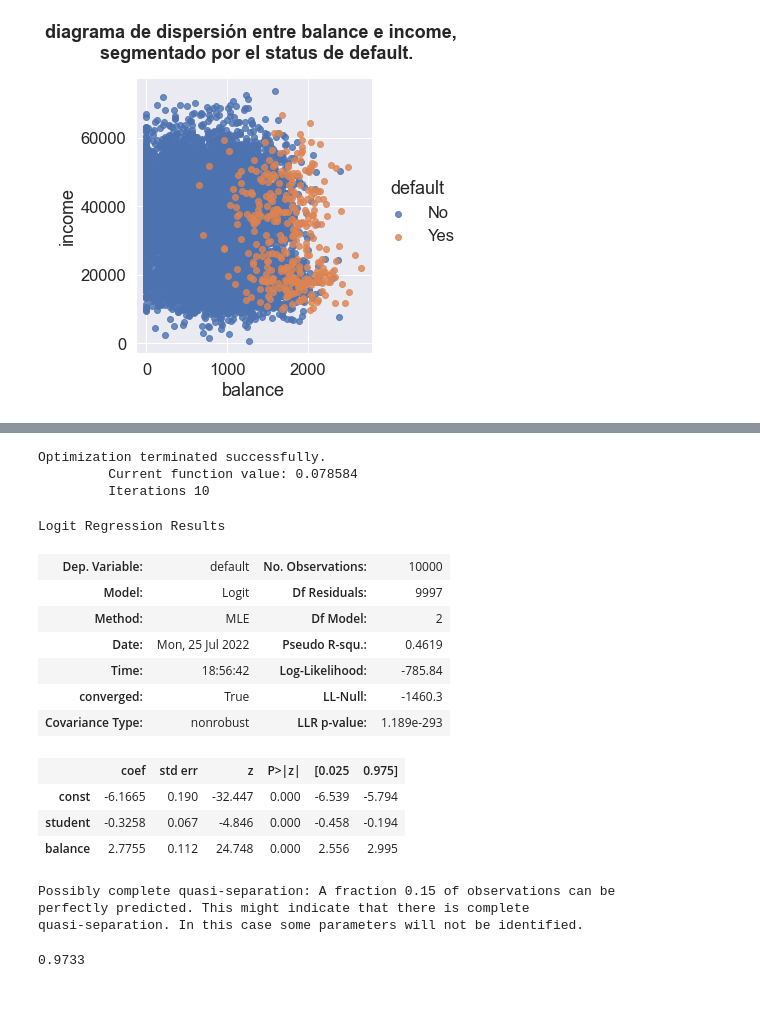
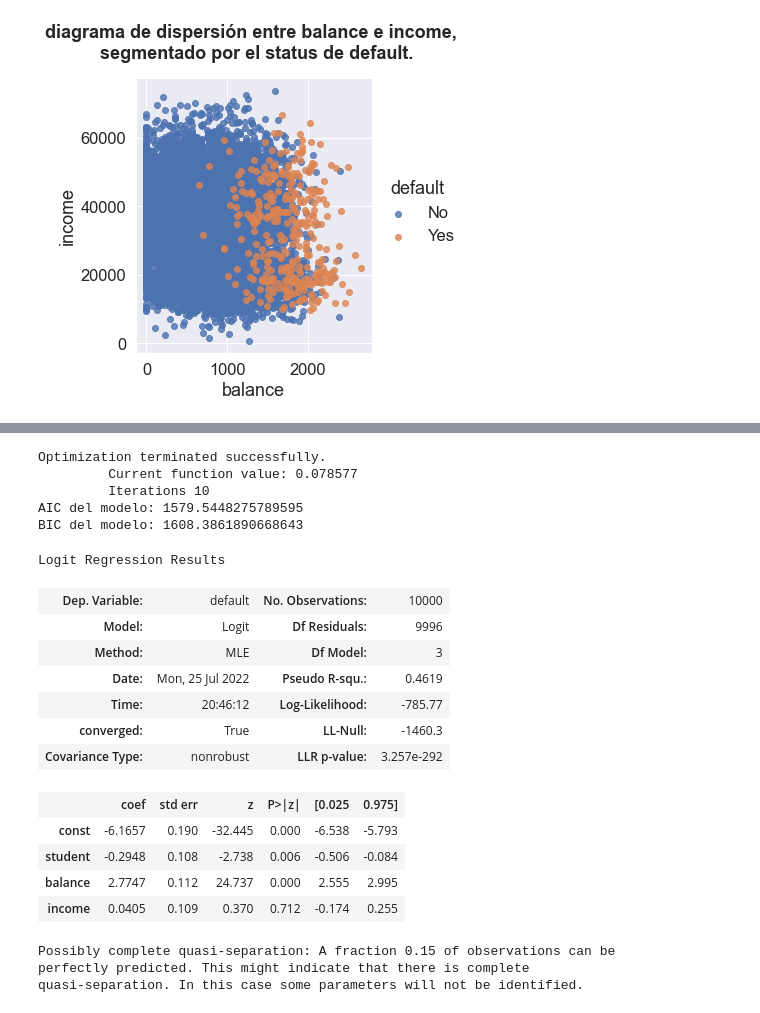
Before and after one commit to tomaspemora/desafio-latam-tareas-BA-TP, a Jupyter notebook: fundamentos_data_science/Desafio_Evaluado_6/desafio_ev.ipynb, the cells around one changed output, grey strips where cells are left out. Saved outputs shown, nothing was run; the diff lists cells and outputs as text; code cells hidden in the pictures.

```diff
--- a/fundamentos_data_science/Desafio_Evaluado_6/desafio_ev.ipynb
+++ b/fundamentos_data_science/Desafio_Evaluado_6/desafio_ev.ipynb
@@ -100,52 +122,49 @@ memory usage: 390.6+ KB
 # %%
-from sklearn.preprocessing import OneHotEncoder, OrdinalEncoder
-from feature_engine.wrappers import SklearnTransformerWrapper
-target = ['default']
-predictors = ['student', 'balance', 'income']
-drop_columns = ['income']
-categorical = ['student','default']
-categorical_wo_target = [elt for elt in categorical if elt not in target]
-predictors = [elt for elt in predictors if elt not in drop_columns]
+target = ['default'] # target variable
+predictors = ['student', 'balance', 'income'] # predictores iniciales
+drop_columns = [] # columnas a eliminar
+categorical = ['student','default'] # variables que son de tipo categóricas
 
-df_dc = df.drop(columns = drop_columns)
+categorical_wo_target = [elt for elt in categorical if elt not in target] # variables que son de tipo categóricas sin target
+predictors = [elt for elt in predictors if elt not in drop_columns] # variables que son predictoras sin las columnas que se eliminan
 
+df_dc = df.drop(columns = drop_columns) # eliminación de columnas que no se usarán del dataframe
 
-ohe = SklearnTransformerWrapper(OrdinalEncoder(), variables=categorical)
-sc = SklearnTransformerWrapper(StandardScaler(), variables=predictors)
+ohe = SklearnTransformerWrapper(OrdinalEncoder(), variables=categorical)   # Definición del Encoder
+sc = SklearnTransformerWrapper(StandardScaler(), variables=predictors)    # Definición del Scaler
 
-df_ohe = ohe.fit_transform(df_dc)
+df_ohe = ohe.fit_transform(df_dc)            # Encodear el dataframe
 
-x = df_ohe.drop(columns=target)
-y = df_ohe[target[0]]
+x = df_ohe.drop(columns=target)         # Eliminar la columna target
+y = df_ohe[target[0]]                    # Seleccionar la columna target
 
+x_sc = sc.fit_transform(x)             # Escalar el dataframe
+X = sma.add_constant(x_sc)          # Agregar intercepto a los datos
 
-x_sc = sc.fit_transform(x)
-X = sma.add_constant(x_sc)
+model = sma.Logit(y, X).fit()      # Ajustar el modelo
 
-model = sma.Logit(y, X).fit()
+print(f'AIC del modelo: {model.aic}')
+print(f'BIC del modelo: {model.bic}')
 model.summary()
 # %% [output]
 Optimization terminated successfully.
-         Current function value: 0.078584
+         Current function value: 0.078577
          Iterations 10
+AIC del modelo: 1579.5448275789595
+BIC del modelo: 1608.3861890668643
 Logit Regression Results
 | Dep. Variable: | default | No. Observations: | 10000 |
-| Model: | Logit | Df Residuals: | 9997 |
-| Method: | MLE | Df Model: | 2 |
+| Model: | Logit | Df Residuals: | 9996 |
+| Method: | MLE | Df Model: | 3 |
 | Date: | Mon, 25 Jul 2022 | Pseudo R-squ.: | 0.4619 |
-| Time: | 18:56:42 | Log-Likelihood: | -785.84 |
+| Time: | 20:46:12 | Log-Likelihood: | -785.77 |
 | converged: | True | LL-Null: | -1460.3 |
-| Covariance Type: | nonrobust | LLR p-value: | 1.189e-293 |
+| Covariance Type: | nonrobust | LLR p-value: | 3.257e-292 |
 |  | coef | std err | z | P>|z| | [0.025 | 0.975] |
-| const | -6.1665 | 0.190 | -32.447 | 0.000 | -6.539 | -5.794 |
-| student | -0.3258 | 0.067 | -4.846 | 0.000 | -0.458 | -0.194 |
-| balance | 2.7755 | 0.112 | 24.748 | 0.000 | 2.556 | 2.995 |
+| const | -6.1657 | 0.190 | -32.445 | 0.000 | -6.538 | -5.793 |
+| student | -0.2948 | 0.108 | -2.738 | 0.006 | -0.506 | -0.084 |
+| balance | 2.7747 | 0.112 | 24.737 | 0.000 | 2.555 | 2.995 |
+| income | 0.0405 | 0.109 | 0.370 | 0.712 | -0.174 | 0.255 |
 Possibly complete quasi-separation: A fraction 0.15 of observations can be
 perfectly predicted. This might indicate that there is complete
 quasi-separation. In this case some parameters will not be identified.
-# %%
-from sklearn.metrics import accuracy_score
-y_pred = model.predict(X)
-accuracy_score(y, y_pred>0.5)
-# %% [output]
-0.9733
```
Also changed, not shown: parts of 16 cells of this notebook.
